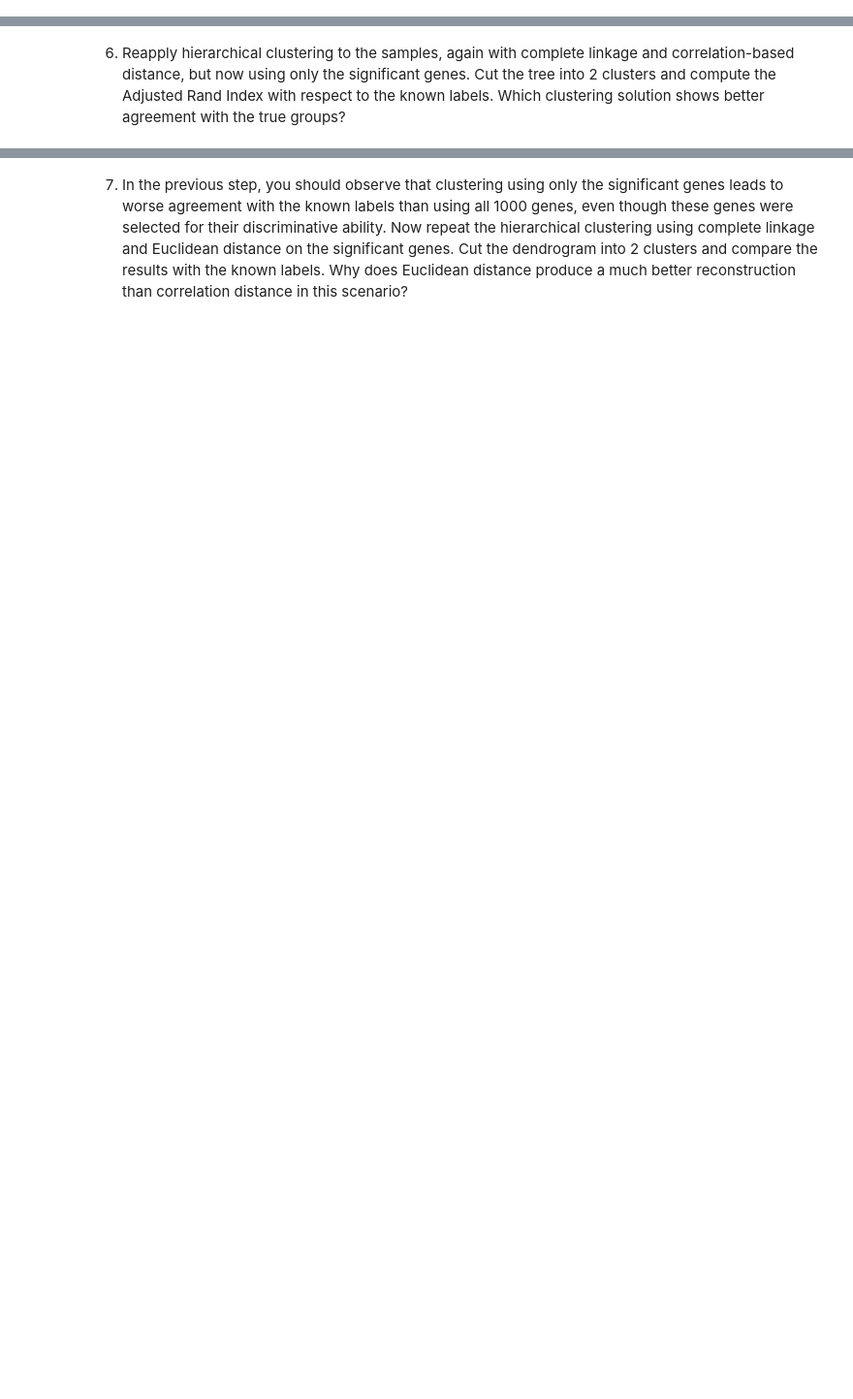
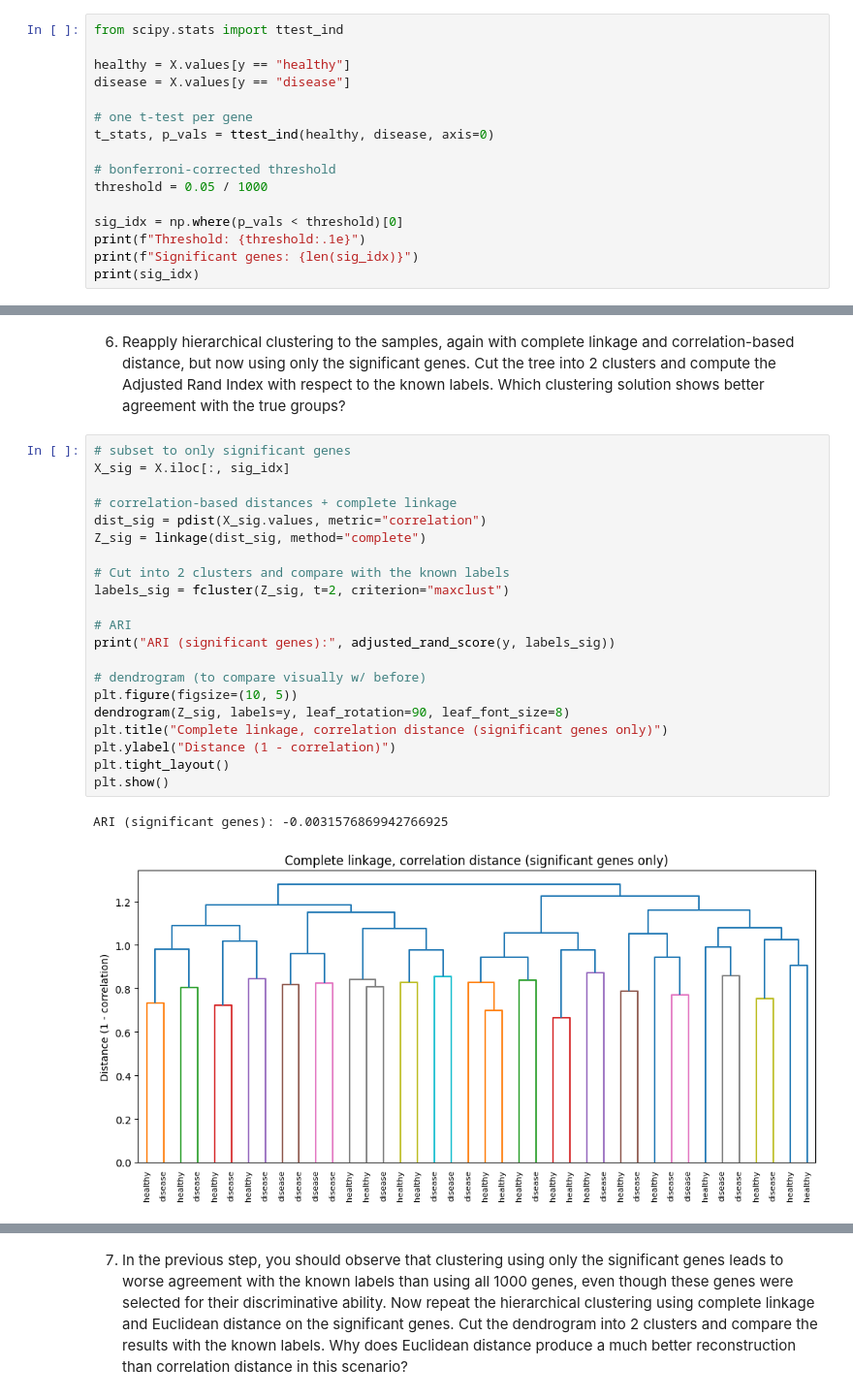
Before and after one commit to natalie-s11/ds4021_lab8, a Jupyter notebook: 08-clustering-real-data.ipynb, the cells around one changed output, grey strips where cells are left out. Shown at 97% size. Drawn from its saved outputs; the diff is of its cells as text; blank space fills up the shorter version.

```diff
--- a/08-clustering-real-data.ipynb
+++ b/08-clustering-real-data.ipynb
@@ -421 +438,17 @@ ANSWER HERE!!
 5. Use a two-sample t-test (e.g., the `ttest_ind` function from `scipy.stats`) to compute a p-value for each gene assessing its ability to discriminate between the two groups. There are 1000 genes, so apply a Bonferroni correction by using a significance threshold of α/1000 (with α = 0.05). In other words, consider a gene statistically significant if its p-value is less than 0.05/1000. Select all genes that meet this criterion.
+# %%
+from scipy.stats import ttest_ind
+
+healthy = X.values[y == "healthy"]
+disease = X.values[y == "disease"]
+
+# one t-test per gene
+t_stats, p_vals = ttest_ind(healthy, disease, axis=0)
+
+# bonferroni-corrected threshold
+threshold = 0.05 / 1000
+
+sig_idx = np.where(p_vals < threshold)[0]
+print(f"Threshold: {threshold:.1e}")
+print(f"Significant genes: {len(sig_idx)}")
+print(sig_idx)
@@ -422,2 +464,26 @@ ANSWER HERE!!
 # %% [markdown]
 6. Reapply hierarchical clustering to the samples, again with complete linkage and correlation-based distance, but now using only the significant genes. Cut the tree into 2 clusters and compute the Adjusted Rand Index with respect to the known labels. Which clustering solution shows better agreement with the true groups?
+# %%
+# subset to only significant genes
+X_sig = X.iloc[:, sig_idx]
+
+# correlation-based distances + complete linkage
+dist_sig = pdist(X_sig.values, metric="correlation")
+Z_sig = linkage(dist_sig, method="complete")
+
+# Cut into 2 clusters and compare with the known labels
+labels_sig = fcluster(Z_sig, t=2, criterion="maxclust")
+
+# ARI
+print("ARI (significant genes):", adjusted_rand_score(y, labels_sig))
+
+# dendrogram (to compare visually w/ before)
+plt.figure(figsize=(10, 5))
+dendrogram(Z_sig, labels=y, leaf_rotation=90, leaf_font_size=8)
+plt.title("Complete linkage, correlation distance (significant genes only)")
+plt.ylabel("Distance (1 - correlation)")
+plt.tight_layout()
+plt.show()
+# %% [output]
+ARI (significant genes): -0.0031576869942766925
+[figure, added]
```
Also changed, not shown: parts of 7 cells of this notebook.
